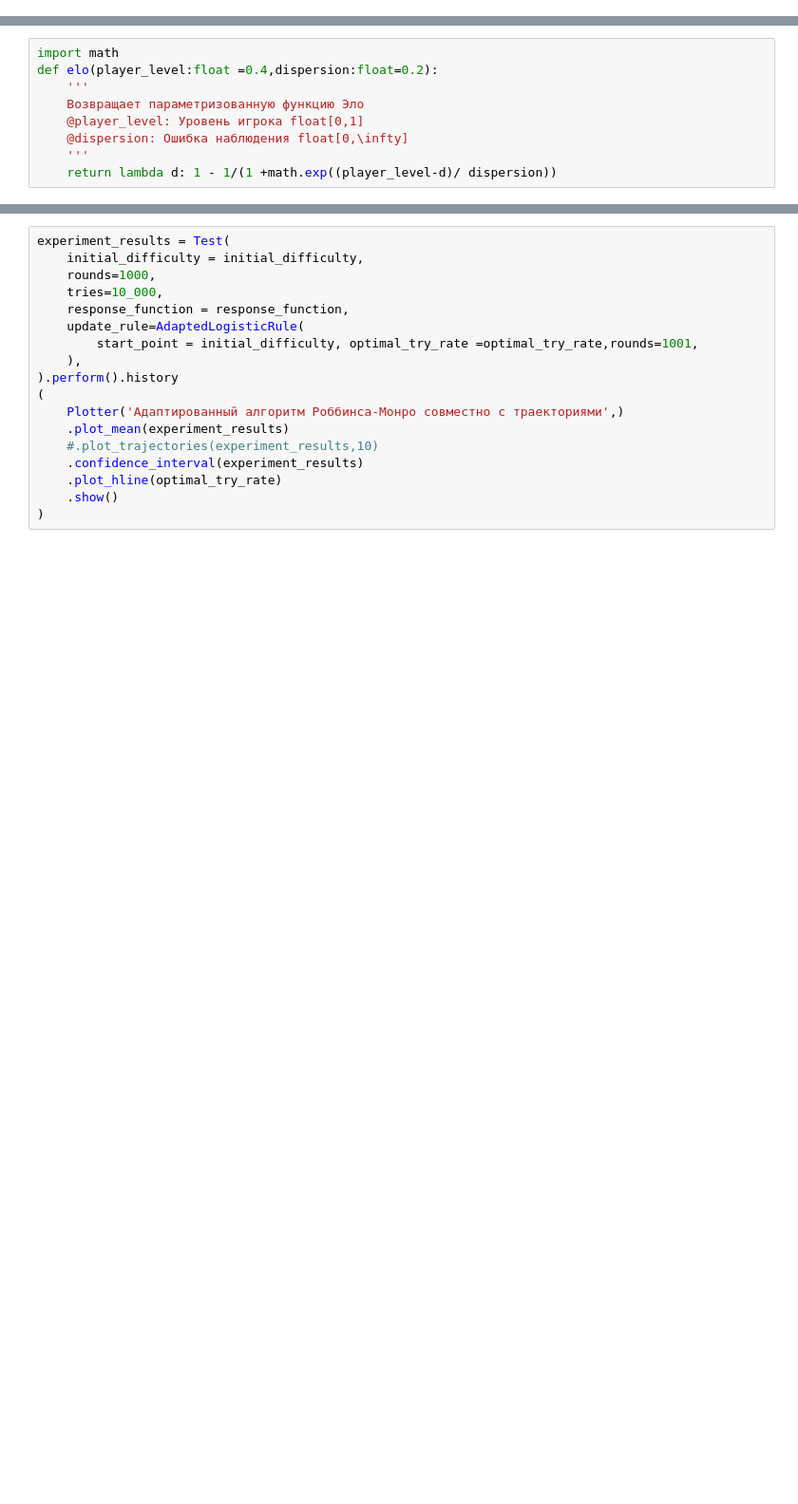
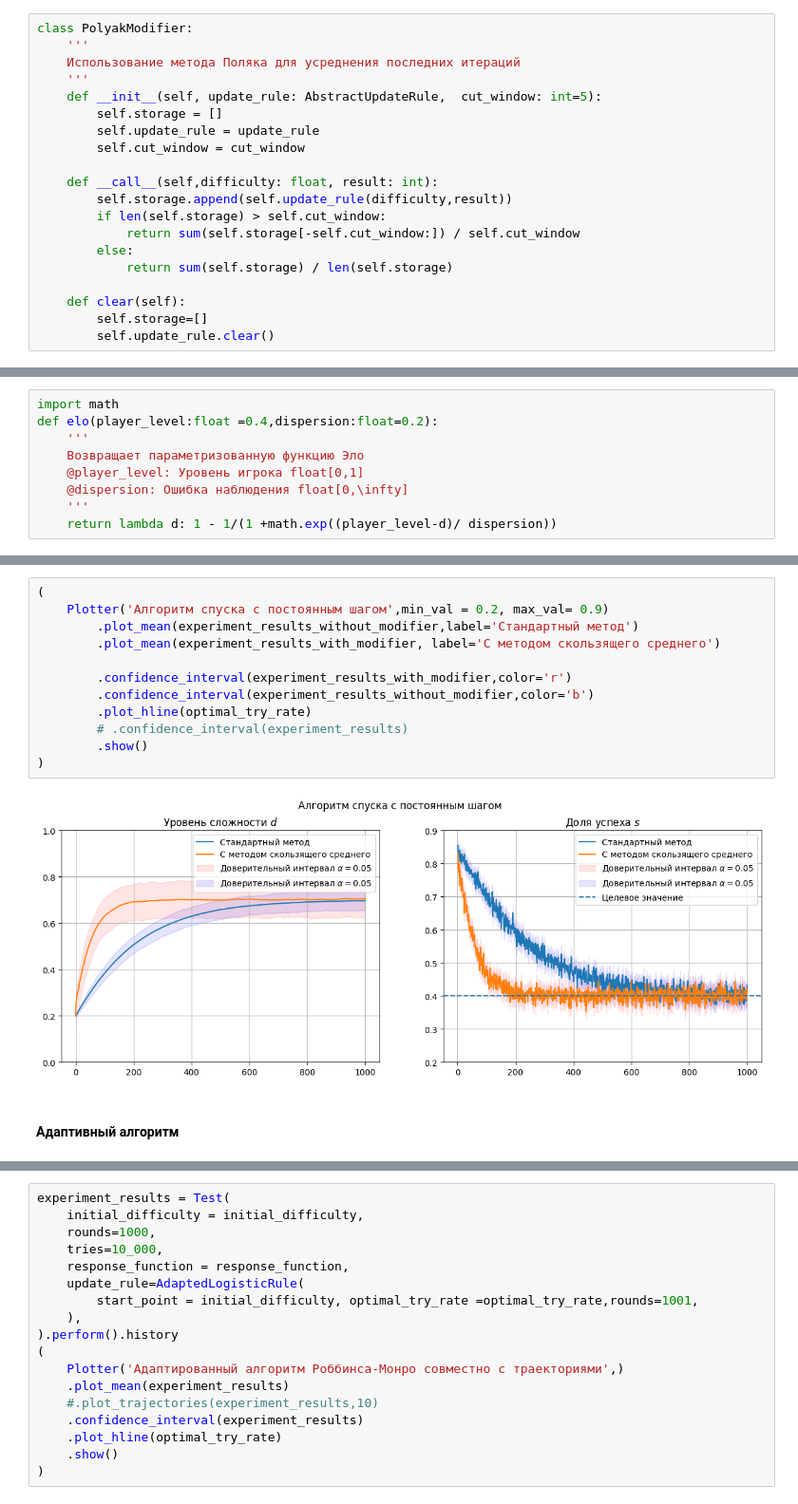
Before and after one commit to NMashalov/EducationGenerativeModelApplication, a Jupyter notebook: experiment/stoch_approx.ipynb, the cells around one changed output, grey strips where cells are left out. Shown at 95% size. Cells and saved outputs as stored; diff of their text form; blank space fills up the shorter version.

```diff
--- a/experiment/stoch_approx.ipynb
+++ b/experiment/stoch_approx.ipynb
@@ -150,3 +126,23 @@ class AdaptedLogisticRule(AbstractUpdateRule):
+# %%
+class PolyakModifier:
+    '''
+    Использование метода Поляка для усреднения последних итераций
+    '''
+    def __init__(self, update_rule: AbstractUpdateRule,  cut_window: int=5):
+        self.storage = []
+        self.update_rule = update_rule
+        self.cut_window = cut_window
+
+    def __call__(self,difficulty: float, result: int):
+        self.storage.append(self.update_rule(difficulty,result))
+        if len(self.storage) > self.cut_window:
+            return sum(self.storage[-self.cut_window:]) / self.cut_window
+        else:
+            return sum(self.storage) / len(self.storage)
+
+    def clear(self):
+        self.storage=[]
+        self.update_rule.clear()
 # %%
 class ResponseFunction:
     def __init__(self, response_function: tp.Callable[[float],float]):
@@ -362,0 +526,16 @@ def experiment():
+# %%
+(
+    Plotter('Алгоритм спуска с постоянным шагом',min_val = 0.2, max_val= 0.9)
+        .plot_mean(experiment_results_without_modifier,label='Стандартный метод')
+        .plot_mean(experiment_results_with_modifier, label='С методом скользящего среднего')
+
+        .confidence_interval(experiment_results_with_modifier,color='r')
+        .confidence_interval(experiment_results_without_modifier,color='b')
+        .plot_hline(optimal_try_rate)
+        # .confidence_interval(experiment_results)
+        .show()
+)
+# %% [output]
+[figure, added]
+# %% [markdown]
+#### Адаптивный алгоритм
```
Also changed, not shown: parts of 26 cells of this notebook, 1 other file.
